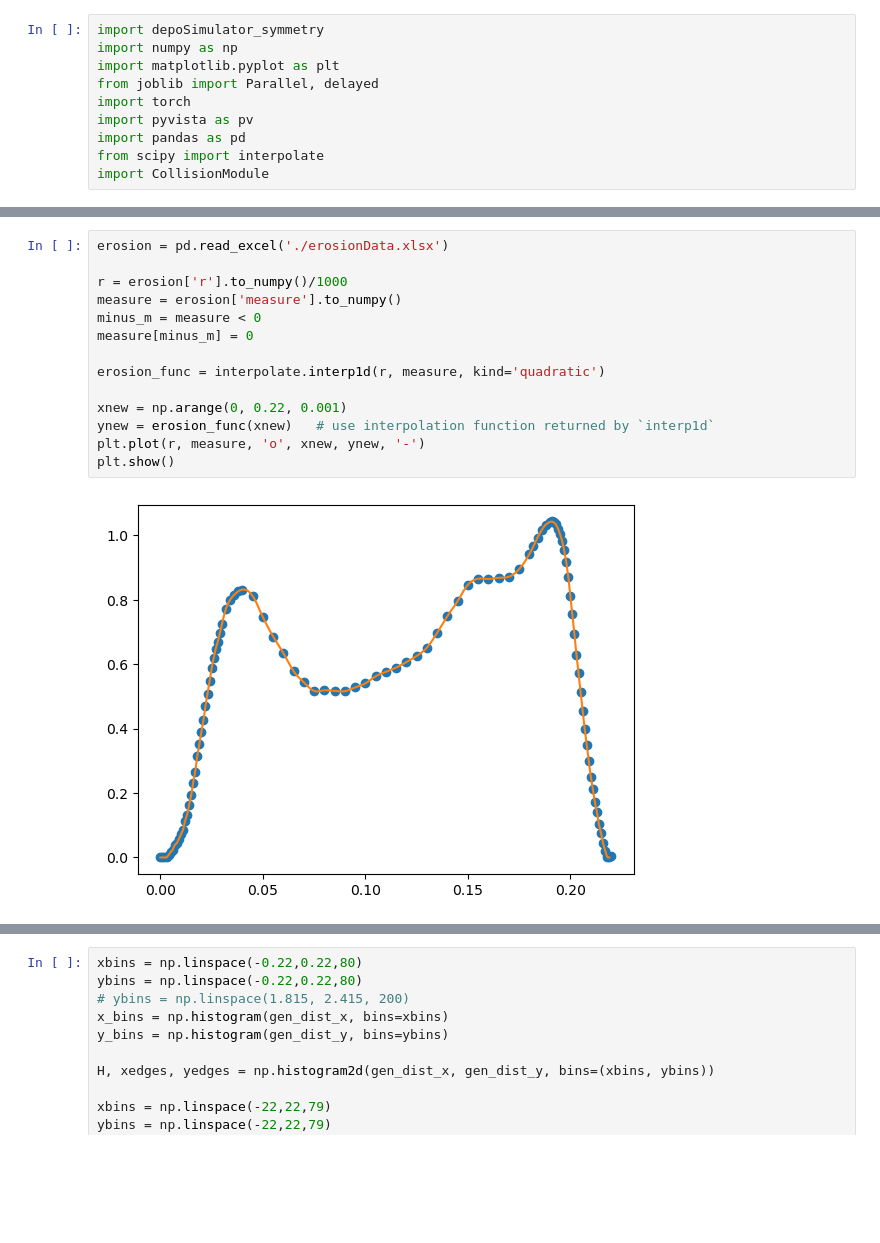
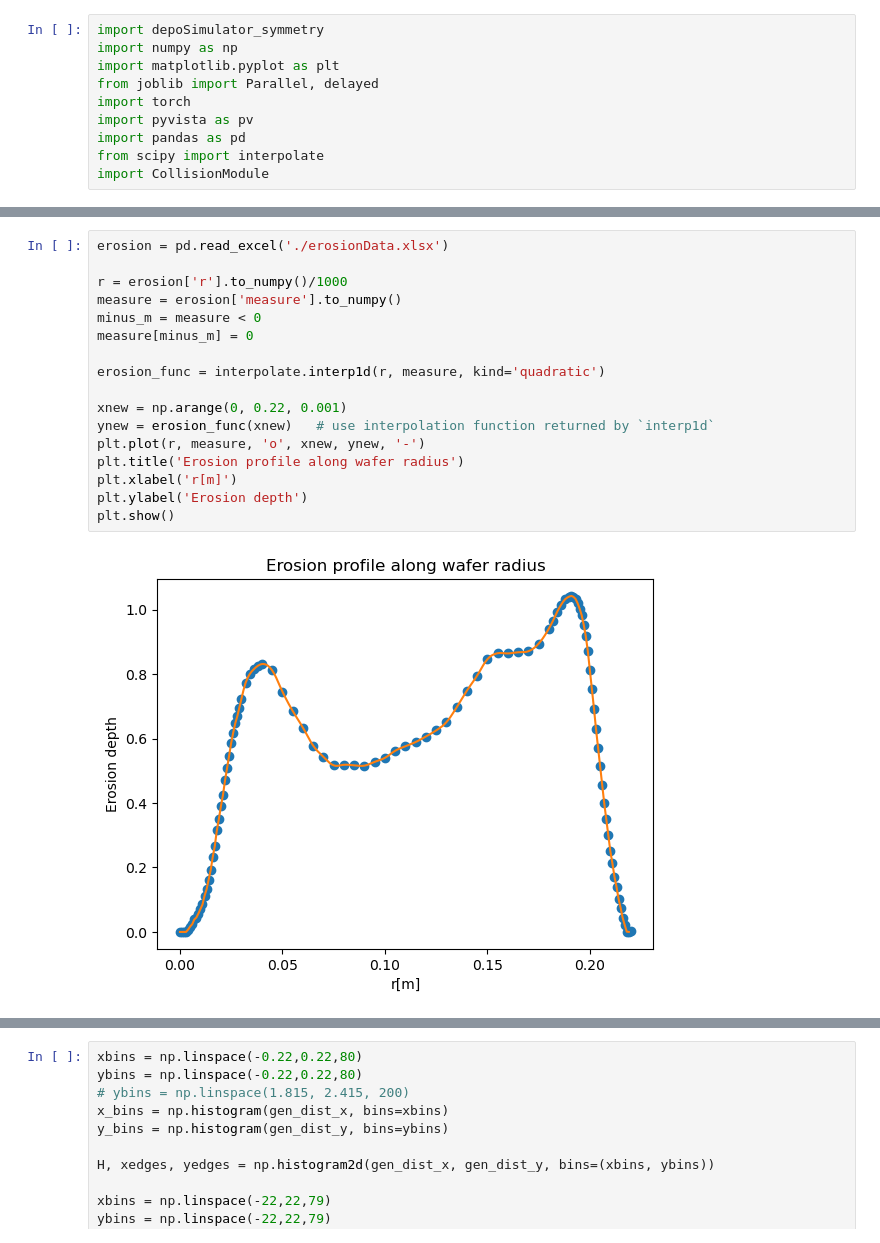
Before and after one commit to ararakitsubasa/etching, a Jupyter notebook: transport_Al_in_Ar.ipynb, the cells around one changed output, grey strips where cells are left out. Saved outputs shown, nothing was run; the diff lists cells and outputs as text; blank space fills up the shorter version.

```diff
--- a/transport_Al_in_Ar.ipynb
+++ b/transport_Al_in_Ar.ipynb
@@ -11,19 +81,22 @@ import CollisionModule
 # %%
 erosion = pd.read_excel('./erosionData.xlsx')
 
 r = erosion['r'].to_numpy()/1000
 measure = erosion['measure'].to_numpy()
 minus_m = measure < 0
 measure[minus_m] = 0
 
 erosion_func = interpolate.interp1d(r, measure, kind='quadratic')
 
 xnew = np.arange(0, 0.22, 0.001)
 ynew = erosion_func(xnew)   # use interpolation function returned by `interp1d`
 plt.plot(r, measure, 'o', xnew, ynew, '-')
+plt.title('Erosion profile along wafer radius')
+plt.xlabel('r[m]')
+plt.ylabel('Erosion depth')
 plt.show()
 # %% [output]
-[figure, old version]
+[figure, new version]
 # %%
 erosion_bins = 200
 erosion_r = np.arange(0, 0.22, 0.22/erosion_bins)
```
Also changed, not shown: parts of 3 cells of this notebook.
